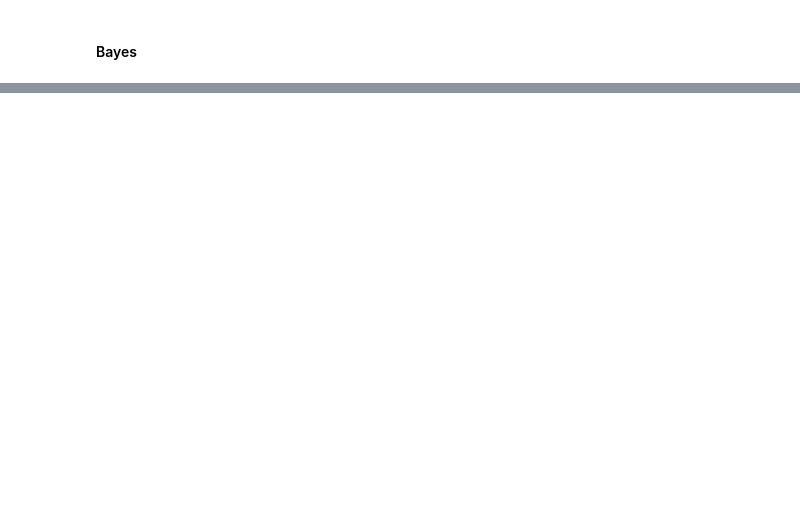
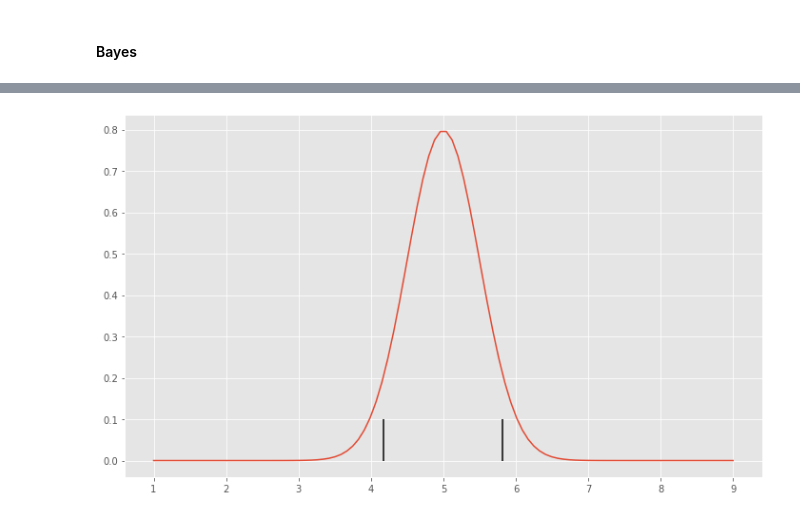
Before and after one commit to ayushmangupta/DataScience, a Jupyter notebook: MLImplementation/BayesianForDataAnalysis.ipynb, the cells around one changed output, grey strips where cells are left out. Cells and saved outputs as stored; diff of their text form; code cells hidden in the pictures; blank space fills up the shorter version.

```diff
--- a/MLImplementation/BayesianForDataAnalysis.ipynb
+++ b/MLImplementation/BayesianForDataAnalysis.ipynb
@@ -85,0 +101,12 @@ plt.stem(theta,p_theta_given_data)
+# %%
+ax = plt.subplot()
+x = np.linspace(1,9,100)
+a = stats.norm.pdf(x=x, loc=5, scale = .5)
+#print(a)
+ax.plot(x,a)
+q= stats.norm.ppf([0.05,.95],loc=5,scale=0.5)
+
+ax.vlines(x=q,ymin=0,ymax=.1);
+#ax.fill_between()
+# %% [output]
+[figure, added]
```
Also changed, not shown: parts of 18 cells of this notebook, 2 other files.
